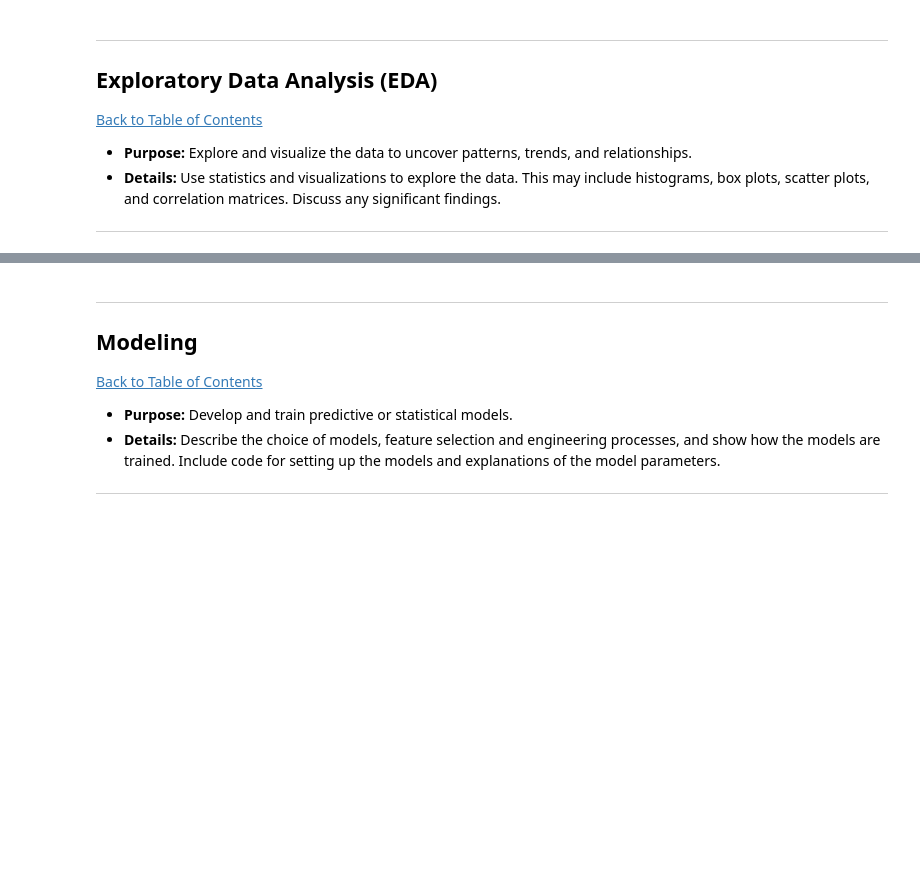
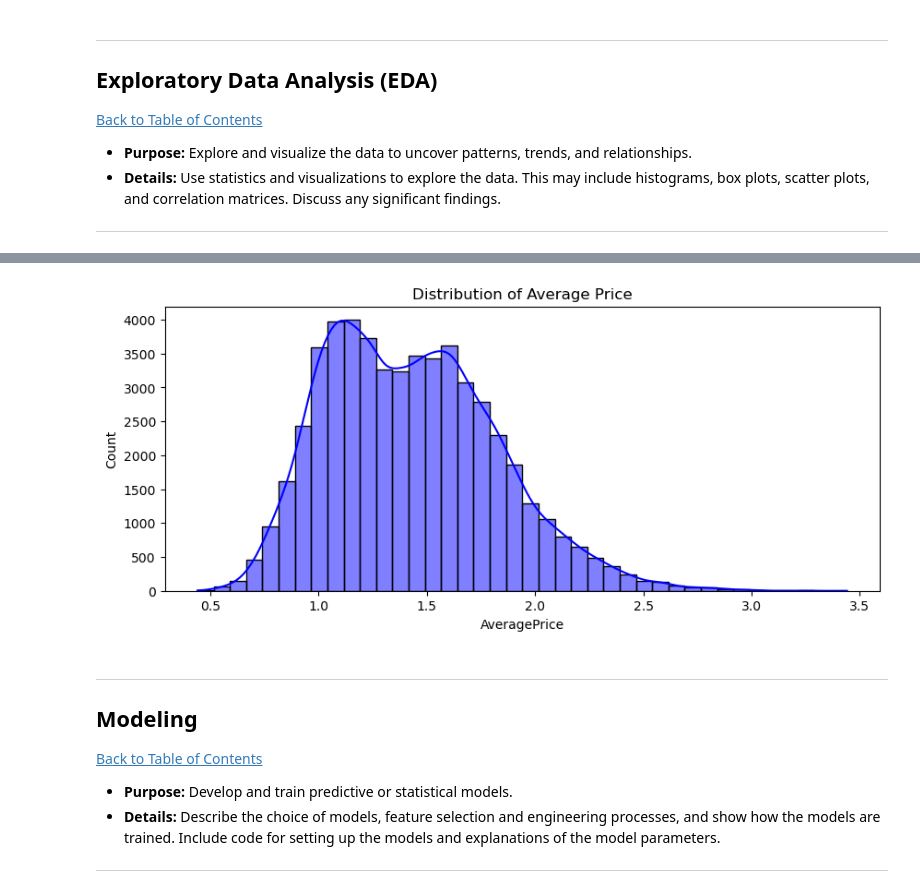
Before and after one commit to LINDOH27/Workplace_Lindo, a Jupyter notebook: QCTO---Workplace-Module-Notebook-Template-4571 (1).ipynb, the cells around one changed output, grey strips where cells are left out. Drawn from its saved outputs; the diff is of its cells as text; code cells hidden in the pictures; blank space fills up the shorter version.

```diff
--- a/QCTO---Workplace-Module-Notebook-Template-4571 (1).ipynb
+++ b/QCTO---Workplace-Module-Notebook-Template-4571 (1).ipynb
@@ -223,3 +289,11 @@ dtype: bool
+# %%
+# Visualize the distribution of AveragePrice
+plt.figure(figsize=(10, 4))
+sns.histplot(Avo_df_copy['AveragePrice'], bins=40, kde=True, color='blue')
+plt.title('Distribution of Average Price')
+plt.show()
+# %% [output]
+[figure, added]
 # %% [markdown]
 ---
 <a href=#six></a>
```
Also changed, not shown: parts of 5 cells of this notebook.
